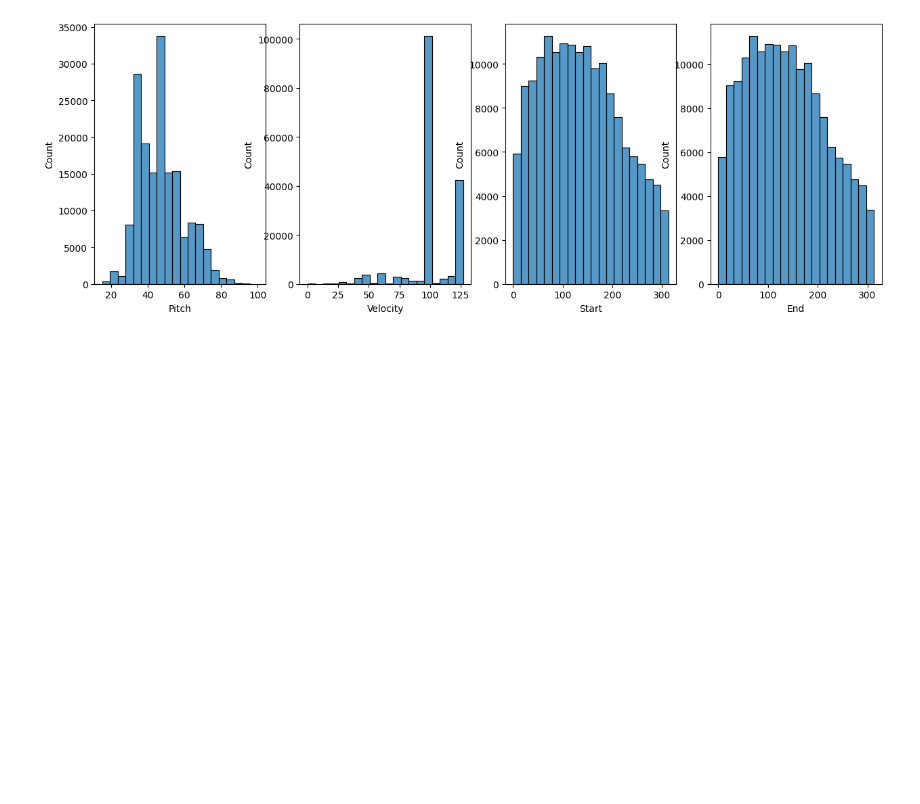
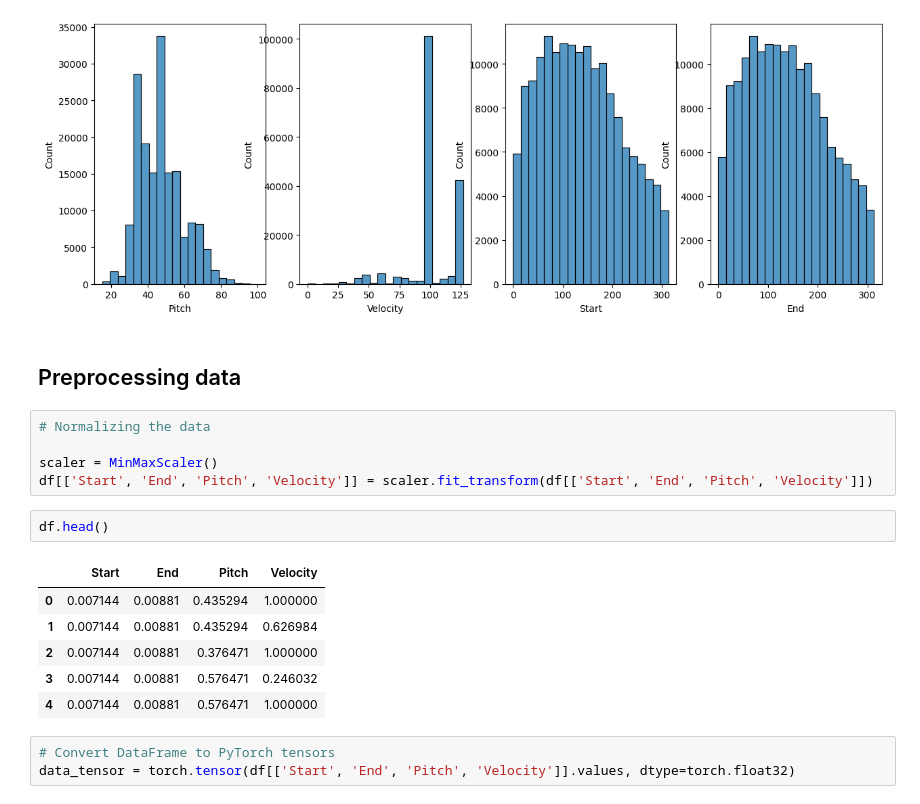
Before and after one commit to RaghulKrish1798/AC_DC_Music, a Jupyter notebook: AC_DC.ipynb, the cells around one changed output. Drawn from its saved outputs; the diff is of its cells as text; blank space fills up the shorter version.

```diff
--- a/AC_DC.ipynb
+++ b/AC_DC.ipynb
@@ -127,3 +136,22 @@ def plot_distributions(notes: pd.DataFrame, drop_percentile=2.5):
 plot_distributions(df)
 # %% [output]
 [figure]
+# %% [markdown]
+## Preprocessing data
+# %%
+# Normalizing the data
+
+scaler = MinMaxScaler()
+df[['Start', 'End', 'Pitch', 'Velocity']] = scaler.fit_transform(df[['Start', 'End', 'Pitch', 'Velocity']])
+# %%
+df.head()
+# %% [output]
+|  | Start | End | Pitch | Velocity |
+| 0 | 0.007144 | 0.00881 | 0.435294 | 1.000000 |
+| 1 | 0.007144 | 0.00881 | 0.435294 | 0.626984 |
+| 2 | 0.007144 | 0.00881 | 0.376471 | 1.000000 |
+| 3 | 0.007144 | 0.00881 | 0.576471 | 0.246032 |
+| 4 | 0.007144 | 0.00881 | 0.576471 | 1.000000 |
+# %%
+# Convert DataFrame to PyTorch tensors
+data_tensor = torch.tensor(df[['Start', 'End', 'Pitch', 'Velocity']].values, dtype=torch.float32)
```
Also changed, not shown: parts of 16 cells of this notebook, 2 other files.
